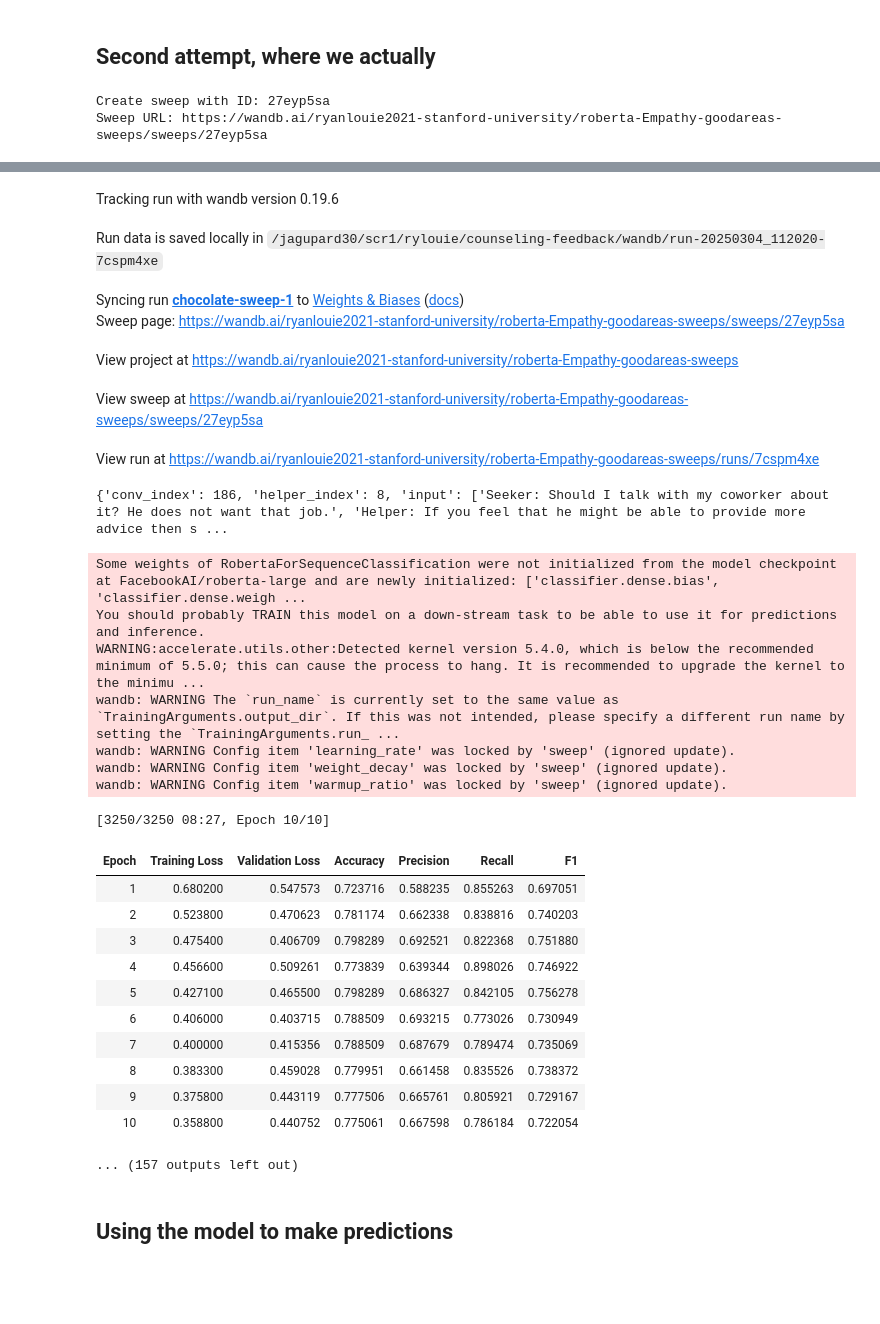
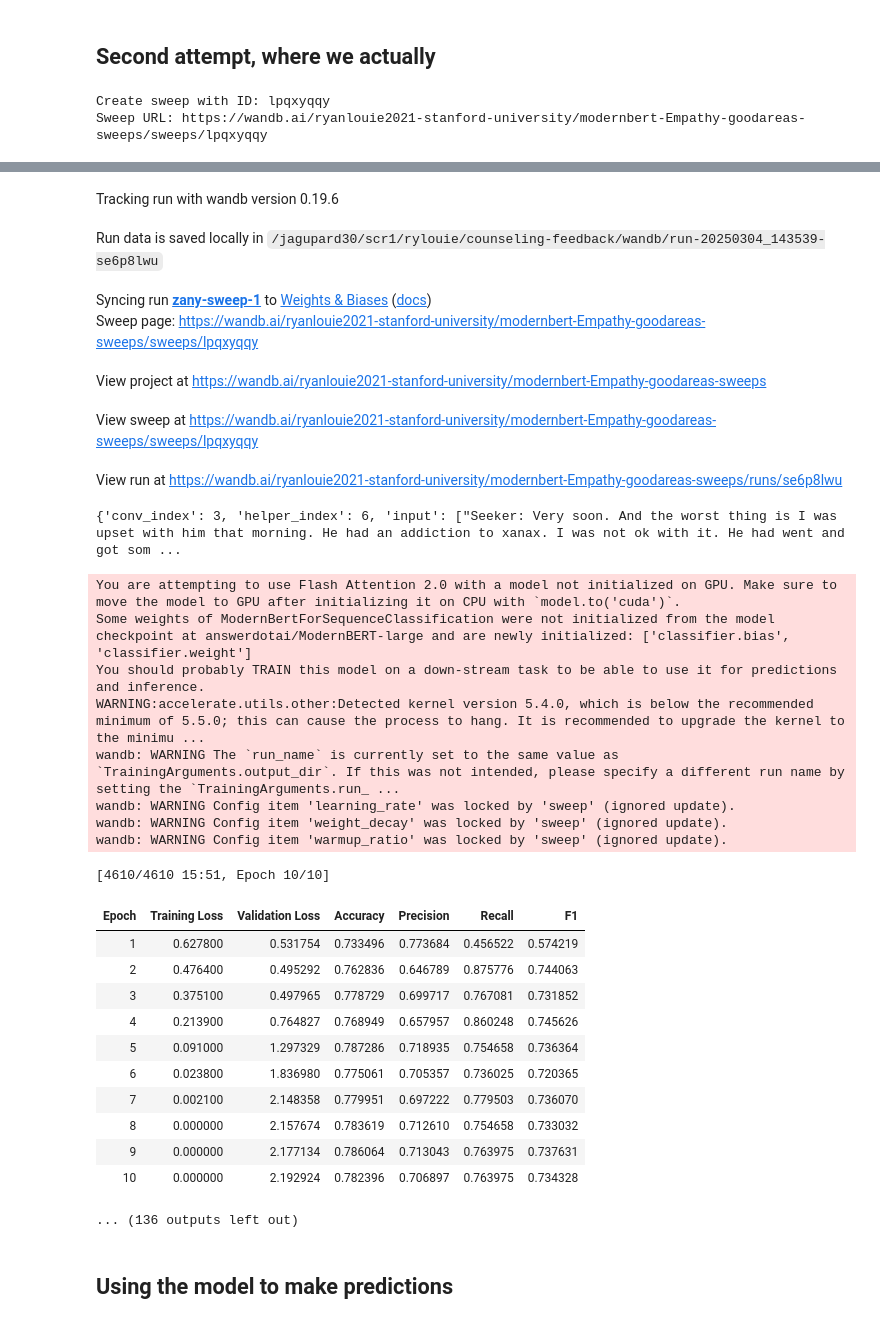
Before and after one commit to SALT-NLP/counseling-feedback, a Jupyter notebook: 2025-03-04-classifier-downsample-upweight.ipynb, the cells around one changed output, grey strips where cells are left out. Cells and saved outputs as stored; diff of their text form; code cells hidden in the pictures; blank space fills up the shorter version.

```diff
--- a/2025-03-04-classifier-downsample-upweight.ipynb
+++ b/2025-03-04-classifier-downsample-upweight.ipynb
@@ -174,12 +172,12 @@ parameters_dict = {
     'weight_decay': {
         # 0.1, and 0.01 has been used in original RoBERTa GLUE, 0.2 was found to be actually good in some runs?
         # 'values': [1e-6, 5e-6, 8e-6, 1e-5] # these smaller values were taken from the ModernBERT hyperparameter sweep of GLUE
-        # 'values': [0.0, 0.1, 0.2]
-        'value': 0.0
+        'values': [0.0, 0.06, 0.1, 0.2]
+        # 'value': 0.0
     },
-    'beta': {
-        'value': 0.999 # Since Beta ranges from [0, 1), we select several parameters that were found to be best in the original paper, also, selecting a few that don't use class balanced loss as much. 0.99 is the inverse loss.
-    },
+    # 'beta': {
+    #     'value': 0.999 # Since Beta ranges from [0, 1), we select several parameters that were found to be best in the original paper, also, selecting a few that don't use class balanced loss as much. 0.99 is the inverse loss.
+    # },
     'context_size': {
         'values': [1, 5, None] # some skills, like Reflections, depend wholy on what was said previously, making it easier to learn. 10 was based on Rose's work. None is full available context
     },
@@ -681,8 +679,8 @@ def cleanup(things_to_delete: list | None = None):
 def train_model(config, dataset, which_class):
 
     # Model id to load the tokenizer
-    # model_id = "answerdotai/ModernBERT-large"
-    model_id = "FacebookAI/roberta-large"
+    model_id = "answerdotai/ModernBERT-large"
+    # model_id = "FacebookAI/roberta-large"
     # model_id = "answerdotai/ModernBERT-base"
 
     # Load Tokenizer
@@ -823,7 +821,8 @@ def train_model(config, dataset, which_class):
             cleanup(things_to_delete=[model, trainer, tokenizer, tokenized_dataset, hf_data_collator])
 # %%
 def run_sweep(which_class):
-    sweep_id = wandb.sweep(sweep_config, project=f'roberta-{which_class}-sweeps')
+    # sweep_id = wandb.sweep(sweep_config, project=f'roberta-{which_class}-sweeps')
+    sweep_id = wandb.sweep(sweep_config, project=f'modernbert-{which_class}-sweeps')
     # sweep_id = "kc3muvie"
     def config_fn(config=None):
         return train_model(config=config, dataset=split_dataset, which_class=which_class)
@@ -837,5 +836,5 @@ for classifier_type in classifier_types:
     for skill in SKILL_OPTIONS:
         run_sweep(f"{skill}-{classifier_type}")
 # %% [output]
-Create sweep with ID: 27eyp5sa
-Sweep URL: https://wandb.ai/ryanlouie2021-stanford-university/roberta-Empathy-goodareas-sweeps/sweeps/27eyp5sa
+Create sweep with ID: lpqxyqqy
+Sweep URL: https://wandb.ai/ryanlouie2021-stanford-university/modernbert-Empathy-goodareas-sweeps/sweeps/lpqxyqqy
@@ -849,35 +847,36 @@ wandb:  learning_rate: 2.0079684627357784e-06
 wandb:  warmup_ratio: 0.1
 wandb:  weight_decay: 0
 ERROR:wandb.jupyter:Failed to detect the name of this notebook, you can set it manually with the WANDB_NOTEBOOK_NAME environment variable to enable code saving.
 wandb: Using wandb-core as the SDK backend.  Please refer to https://wandb.me/wandb-core for more information.
 Tracking run with wandb version 0.19.6
-Run data is saved locally in /jagupard30/scr1/rylouie/counseling-feedback/wandb/run-20250304_112020-7cspm4xe
+Run data is saved locally in /jagupard30/scr1/rylouie/counseling-feedback/wandb/run-20250304_143539-se6p8lwu
-Syncing run chocolate-sweep-1 to Weights & Biases (docs)
-Sweep page: https://wandb.ai/ryanlouie2021-stanford-university/roberta-Empathy-goodareas-sweeps/sweeps/27eyp5sa
+Syncing run zany-sweep-1 to Weights & Biases (docs)
+Sweep page: https://wandb.ai/ryanlouie2021-stanford-university/modernbert-Empathy-goodareas-sweeps/sweeps/lpqxyqqy
-View project at https://wandb.ai/ryanlouie2021-stanford-university/roberta-Empathy-goodareas-sweeps
+View project at https://wandb.ai/ryanlouie2021-stanford-university/modernbert-Empathy-goodareas-sweeps
-View sweep at https://wandb.ai/ryanlouie2021-stanford-university/roberta-Empathy-goodareas-sweeps/sweeps/27eyp5sa
+View sweep at https://wandb.ai/ryanlouie2021-stanford-university/modernbert-Empathy-goodareas-sweeps/sweeps/lpqxyqqy
-View run at https://wandb.ai/ryanlouie2021-stanford-university/roberta-Empathy-goodareas-sweeps/runs/7cspm4xe
+View run at https://wandb.ai/ryanlouie2021-stanford-university/modernbert-Empathy-goodareas-sweeps/runs/se6p8lwu
-{'conv_index': 186, 'helper_index': 8, 'input': ['Seeker: Should I talk with my coworker about it? He does not want that job.', 'Helper: If you feel that he might be able to provide more advice then s ...
+{'conv_index': 3, 'helper_index': 6, 'input': ["Seeker: Very soon. And the worst thing is I was upset with him that morning. He had an addiction to xanax. I was not ok with it. He had went and got som ...
-Some weights of RobertaForSequenceClassification were not initialized from the model checkpoint at FacebookAI/roberta-large and are newly initialized: ['classifier.dense.bias', 'classifier.dense.weigh ...
+You are attempting to use Flash Attention 2.0 with a model not initialized on GPU. Make sure to move the model to GPU after initializing it on CPU with `model.to('cuda')`.
+Some weights of ModernBertForSequenceClassification were not initialized from the model checkpoint at answerdotai/ModernBERT-large and are newly initialized: ['classifier.bias', 'classifier.weight']
 You should probably TRAIN this model on a down-stream task to be able to use it for predictions and inference.
 WARNING:accelerate.utils.other:Detected kernel version 5.4.0, which is below the recommended minimum of 5.5.0; this can cause the process to hang. It is recommended to upgrade the kernel to the minimu ...
 wandb: WARNING The `run_name` is currently set to the same value as `TrainingArguments.output_dir`. If this was not intended, please specify a different run name by setting the `TrainingArguments.run_ ...
 wandb: WARNING Config item 'learning_rate' was locked by 'sweep' (ignored update).
 wandb: WARNING Config item 'weight_decay' was locked by 'sweep' (ignored update).
 wandb: WARNING Config item 'warmup_ratio' was locked by 'sweep' (ignored update).
-[3250/3250 08:27, Epoch 10/10]
+[4610/4610 15:51, Epoch 10/10]
 | Epoch | Training Loss | Validation Loss | Accuracy | Precision | Recall | F1 |
-| 1 | 0.680200 | 0.547573 | 0.723716 | 0.588235 | 0.855263 | 0.697051 |
-| 2 | 0.523800 | 0.470623 | 0.781174 | 0.662338 | 0.838816 | 0.740203 |
-| 3 | 0.475400 | 0.406709 | 0.798289 | 0.692521 | 0.822368 | 0.751880 |
-| 4 | 0.456600 | 0.509261 | 0.773839 | 0.639344 | 0.898026 | 0.746922 |
-| 5 | 0.427100 | 0.465500 | 0.798289 | 0.686327 | 0.842105 | 0.756278 |
-| 6 | 0.406000 | 0.403715 | 0.788509 | 0.693215 | 0.773026 | 0.730949 |
-| 7 | 0.400000 | 0.415356 | 0.788509 | 0.687679 | 0.789474 | 0.735069 |
-| 8 | 0.383300 | 0.459028 | 0.779951 | 0.661458 | 0.835526 | 0.738372 |
-| 9 | 0.375800 | 0.443119 | 0.777506 | 0.665761 | 0.805921 | 0.729167 |
-| 10 | 0.358800 | 0.440752 | 0.775061 | 0.667598 | 0.786184 | 0.722054 |
+| 1 | 0.627800 | 0.531754 | 0.733496 | 0.773684 | 0.456522 | 0.574219 |
+| 2 | 0.476400 | 0.495292 | 0.762836 | 0.646789 | 0.875776 | 0.744063 |
+| 3 | 0.375100 | 0.497965 | 0.778729 | 0.699717 | 0.767081 | 0.731852 |
+| 4 | 0.213900 | 0.764827 | 0.768949 | 0.657957 | 0.860248 | 0.745626 |
+| 5 | 0.091000 | 1.297329 | 0.787286 | 0.718935 | 0.754658 | 0.736364 |
+| 6 | 0.023800 | 1.836980 | 0.775061 | 0.705357 | 0.736025 | 0.720365 |
+| 7 | 0.002100 | 2.148358 | 0.779951 | 0.697222 | 0.779503 | 0.736070 |
+| 8 | 0.000000 | 2.157674 | 0.783619 | 0.712610 | 0.754658 | 0.733032 |
+| 9 | 0.000000 | 2.177134 | 0.786064 | 0.713043 | 0.763975 | 0.737631 |
+| 10 | 0.000000 | 2.192924 | 0.782396 | 0.706897 | 0.763975 | 0.734328 |
-... (157 outputs left out)
+... (136 outputs left out)
 # %% [markdown]
 ## Using the model to make predictions
 # %%
```
Also changed, not shown: parts of 6 cells of this notebook, 2 other files.
